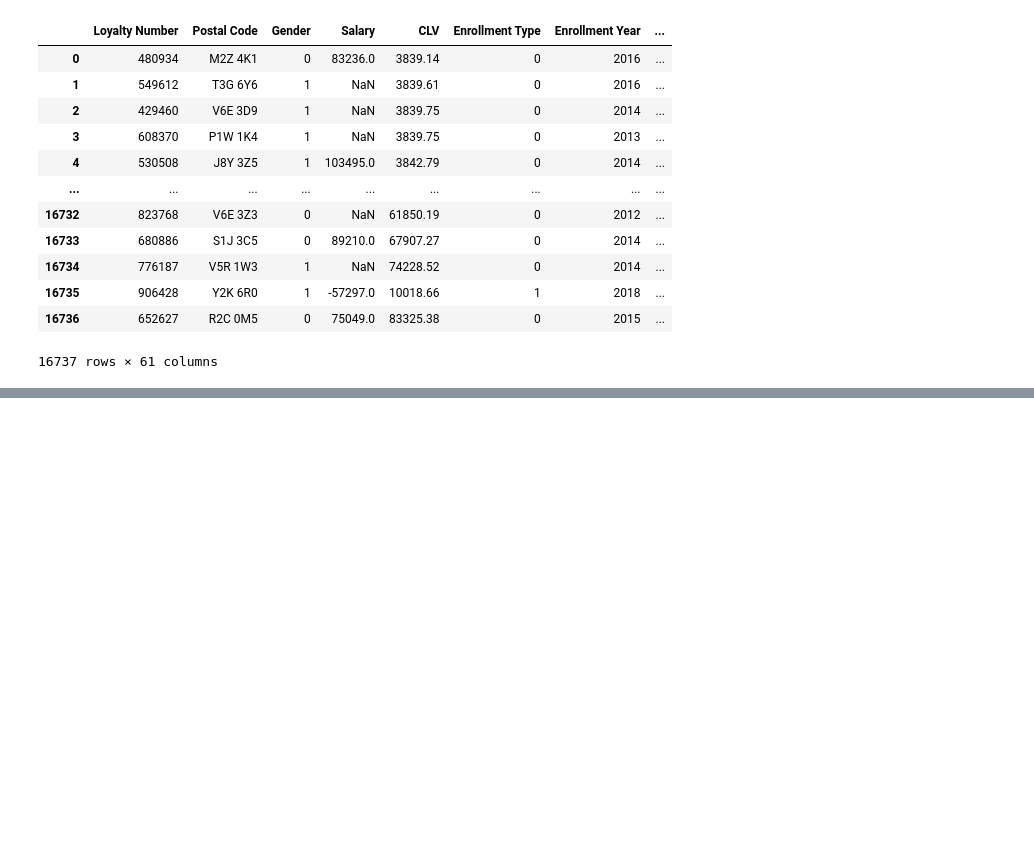
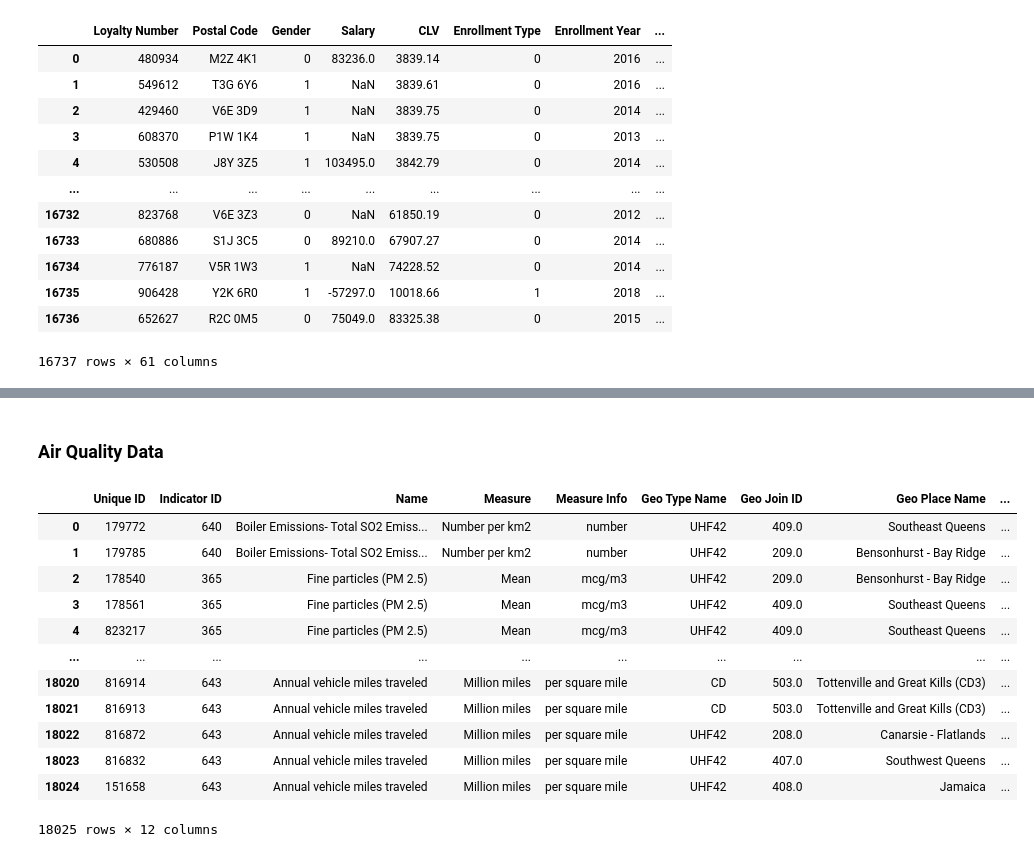
Before and after one commit to adeldelvalle/FA_RL_Sketches, a Jupyter notebook: playground.ipynb, the cells around one changed output, grey strips where cells are left out. Cells and saved outputs as stored; diff of their text form; code cells hidden in the pictures; blank space fills up the shorter version.

```diff
--- a/playground.ipynb
+++ b/playground.ipynb
@@ -232,0 +275,19 @@ Encoding for column Enrollment Type => {'Standard': 0, '2018 Promotion': 1}
+# %% [markdown]
+### Air Quality Data
+# %%
+df = pd.read_csv("data/Air_Quality.csv")
+df
+# %% [output]
+|  | Unique ID | Indicator ID | Name | Measure | Measure Info | Geo Type Name | Geo Join ID | Geo Place Name | ... |
+| 0 | 179772 | 640 | Boiler Emissions- Total SO2 Emiss... | Number per km2 | number | UHF42 | 409.0 | Southeast Queens | ... |
+| 1 | 179785 | 640 | Boiler Emissions- Total SO2 Emiss... | Number per km2 | number | UHF42 | 209.0 | Bensonhurst - Bay Ridge | ... |
+| 2 | 178540 | 365 | Fine particles (PM 2.5) | Mean | mcg/m3 | UHF42 | 209.0 | Bensonhurst - Bay Ridge | ... |
+| 3 | 178561 | 365 | Fine particles (PM 2.5) | Mean | mcg/m3 | UHF42 | 409.0 | Southeast Queens | ... |
+| 4 | 823217 | 365 | Fine particles (PM 2.5) | Mean | mcg/m3 | UHF42 | 409.0 | Southeast Queens | ... |
+| ... | ... | ... | ... | ... | ... | ... | ... | ... | ... |
+| 18020 | 816914 | 643 | Annual vehicle miles traveled | Million miles | per square mile | CD | 503.0 | Tottenville and Great Kills (CD3) | ... |
+| 18021 | 816913 | 643 | Annual vehicle miles traveled | Million miles | per square mile | CD | 503.0 | Tottenville and Great Kills (CD3) | ... |
+| 18022 | 816872 | 643 | Annual vehicle miles traveled | Million miles | per square mile | UHF42 | 208.0 | Canarsie - Flatlands | ... |
+| 18023 | 816832 | 643 | Annual vehicle miles traveled | Million miles | per square mile | UHF42 | 407.0 | Southwest Queens | ... |
+| 18024 | 151658 | 643 | Annual vehicle miles traveled | Million miles | per square mile | UHF42 | 408.0 | Jamaica | ... |
+18025 rows × 12 columns
```
Also changed, not shown: parts of 6 cells of this notebook, 4 other files.
